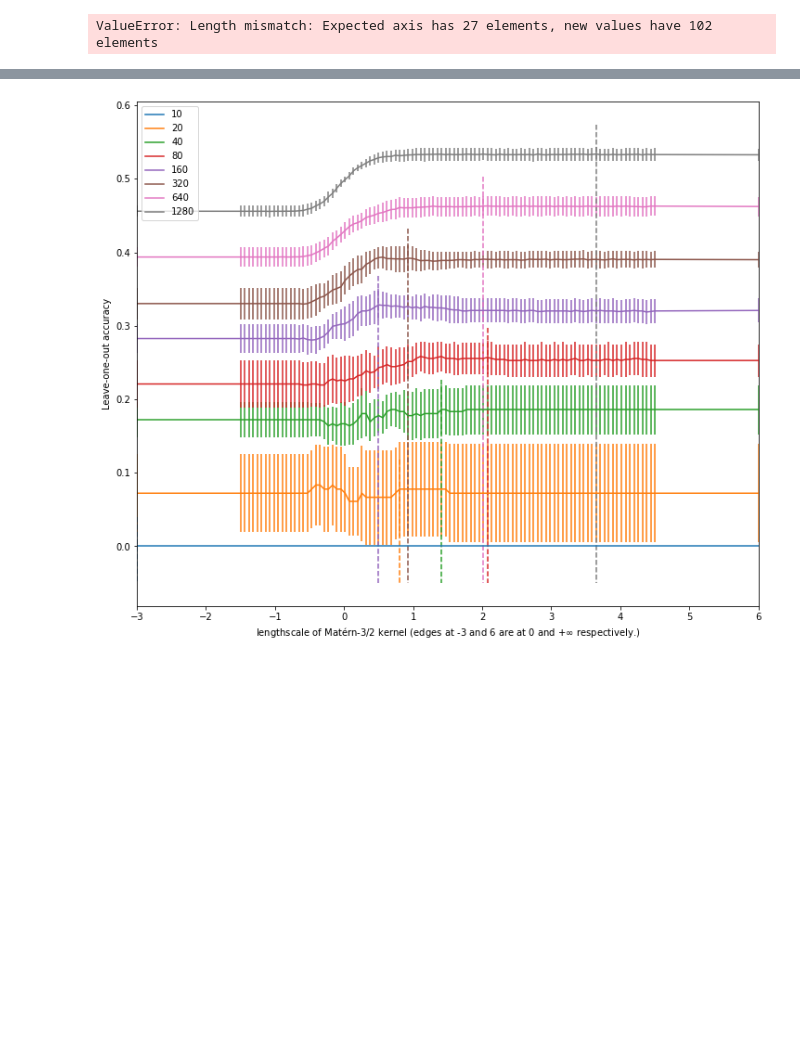
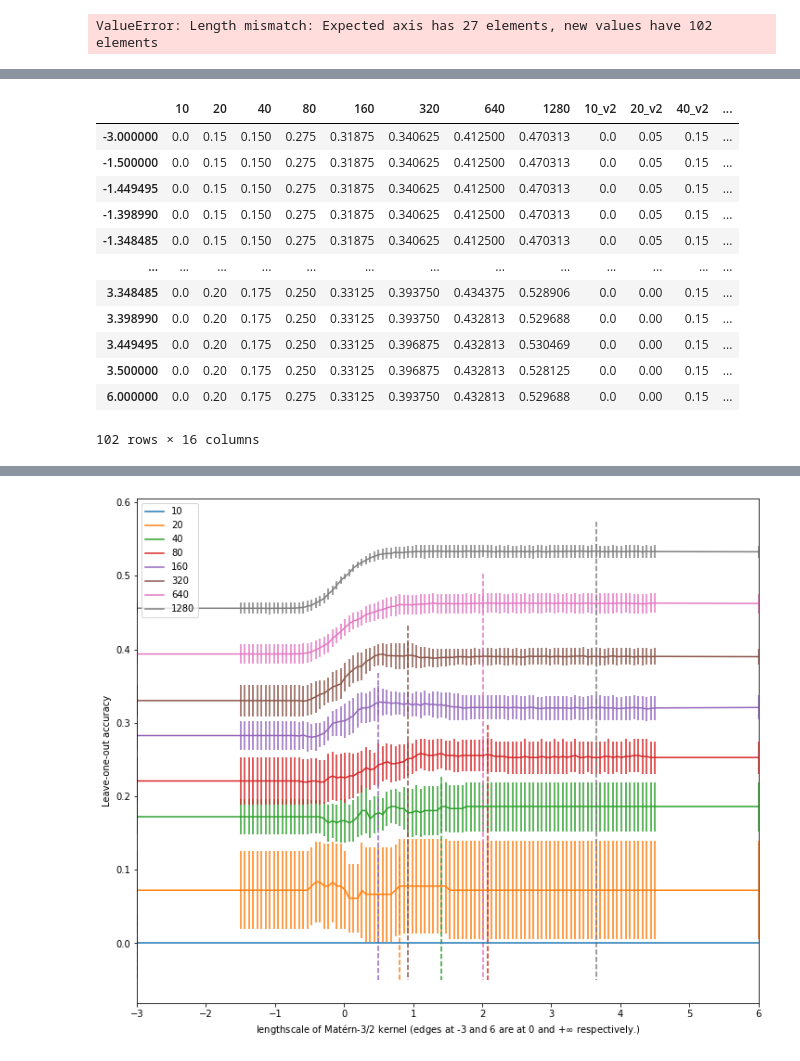
Before and after one commit to rhaps0dy/cnn-limits, a Jupyter notebook: notebooks/Low data plots.ipynb, the cells around one changed output, grey strips where cells are left out. Saved outputs shown, nothing was run; the diff lists cells and outputs as text; code cells hidden in the pictures; blank space fills up the shorter version.

```diff
--- a/notebooks/Low data plots.ipynb
+++ b/notebooks/Low data plots.ipynb
@@ -443,0 +503,16 @@ ValueError: Length mismatch: Expected axis has 27 elements, new values have 102
+# %%
+mean_sweep
+# %% [output]
+|  | 10 | 20 | 40 | 80 | 160 | 320 | 640 | 1280 | 10_v2 | 20_v2 | 40_v2 | ... |
+| -3.000000 | 0.0 | 0.15 | 0.150 | 0.275 | 0.31875 | 0.340625 | 0.412500 | 0.470313 | 0.0 | 0.05 | 0.15 | ... |
+| -1.500000 | 0.0 | 0.15 | 0.150 | 0.275 | 0.31875 | 0.340625 | 0.412500 | 0.470313 | 0.0 | 0.05 | 0.15 | ... |
+| -1.449495 | 0.0 | 0.15 | 0.150 | 0.275 | 0.31875 | 0.340625 | 0.412500 | 0.470313 | 0.0 | 0.05 | 0.15 | ... |
+| -1.398990 | 0.0 | 0.15 | 0.150 | 0.275 | 0.31875 | 0.340625 | 0.412500 | 0.470313 | 0.0 | 0.05 | 0.15 | ... |
+| -1.348485 | 0.0 | 0.15 | 0.150 | 0.275 | 0.31875 | 0.340625 | 0.412500 | 0.470313 | 0.0 | 0.05 | 0.15 | ... |
+| ... | ... | ... | ... | ... | ... | ... | ... | ... | ... | ... | ... | ... |
+| 3.348485 | 0.0 | 0.20 | 0.175 | 0.250 | 0.33125 | 0.393750 | 0.434375 | 0.528906 | 0.0 | 0.00 | 0.15 | ... |
+| 3.398990 | 0.0 | 0.20 | 0.175 | 0.250 | 0.33125 | 0.393750 | 0.432813 | 0.529688 | 0.0 | 0.00 | 0.15 | ... |
+| 3.449495 | 0.0 | 0.20 | 0.175 | 0.250 | 0.33125 | 0.396875 | 0.432813 | 0.530469 | 0.0 | 0.00 | 0.15 | ... |
+| 3.500000 | 0.0 | 0.20 | 0.175 | 0.250 | 0.33125 | 0.396875 | 0.432813 | 0.528125 | 0.0 | 0.00 | 0.15 | ... |
+| 6.000000 | 0.0 | 0.20 | 0.175 | 0.275 | 0.33125 | 0.393750 | 0.432813 | 0.529688 | 0.0 | 0.00 | 0.15 | ... |
+102 rows × 16 columns
```
Also changed, not shown: parts of 8 cells of this notebook, 8 other files.
